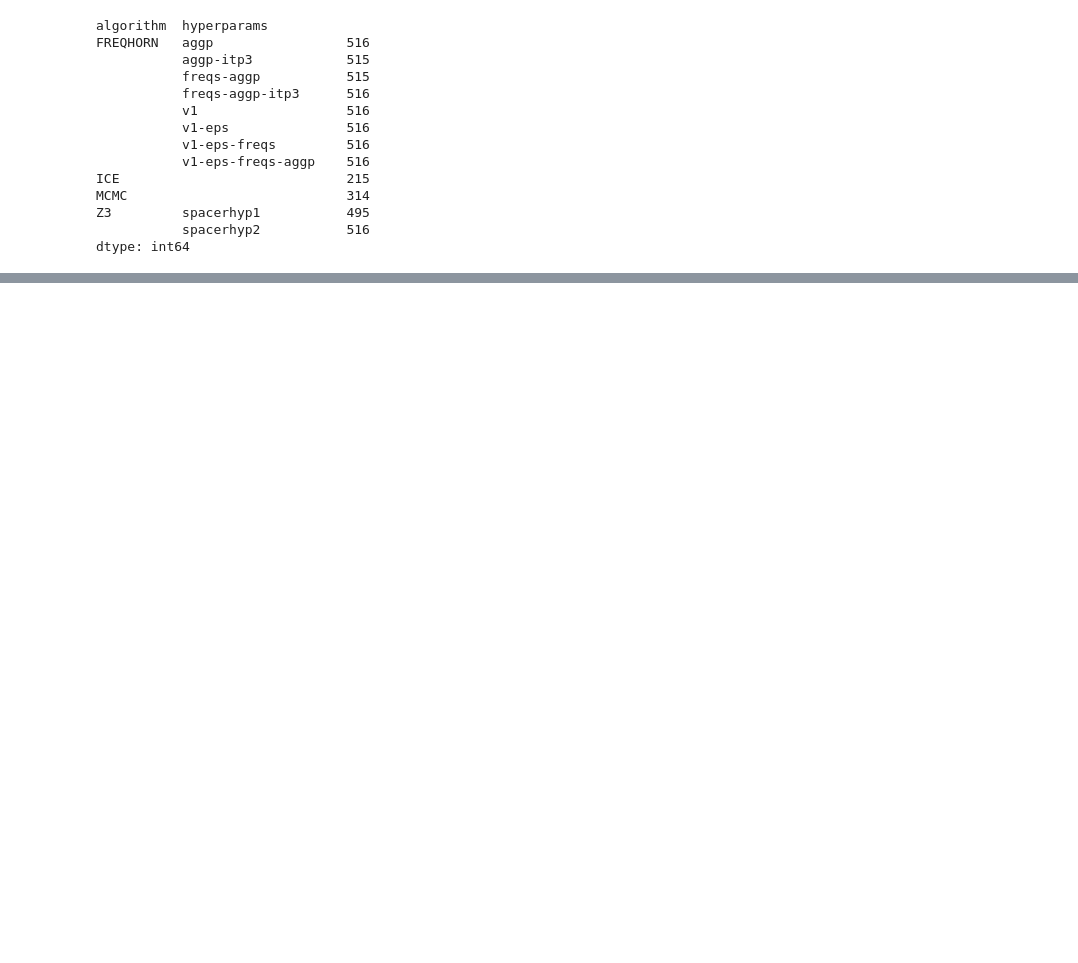
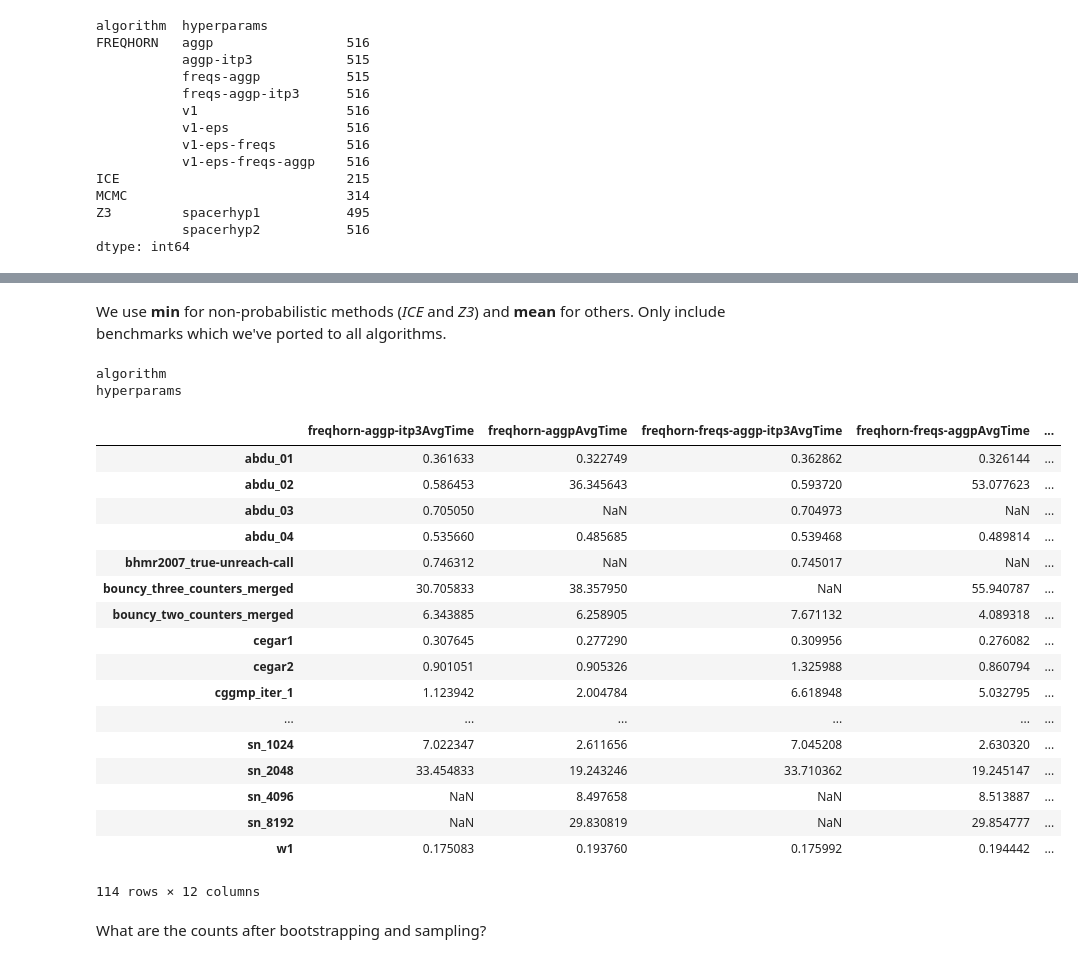
Before and after one commit to freqhorn/hornspec, a Jupyter notebook: tools/deep_bench/scripts/Summarize.ipynb, the cells around one changed output, grey strips where cells are left out. Cells and saved outputs as stored; diff of their text form; code cells hidden in the pictures; blank space fills up the shorter version.

```diff
--- a/tools/deep_bench/scripts/Summarize.ipynb
+++ b/tools/deep_bench/scripts/Summarize.ipynb
@@ -161,0 +231,9 @@ dtype: int64
+# %%
+holes = df.pivot_table(index='benchmarkName',
+                       columns=['algorithm'],
+                       values='bestTime',
+                       dropna=False,
+                       aggfunc=lambda x: x.size)
+totally_ported = holes.isnull().any(axis=1) == False
+print("Not totally ported:")
+totally_ported[totally_ported == False]
@@ -161,0 +259,47 @@ dtype: int64
+# %% [markdown]
+We use **min** for non-probabilistic methods (*ICE* and *Z3*) and **mean** for others. Only include benchmarks which we've ported to all algorithms.
+# %%
+for x in df[['algorithm', 'hyperparams']]:
+    print(x)
+# %% [output]
+algorithm
+hyperparams
+# %%
+time_summary_parts = {}
+for algo in df['algorithm'].unique():
+    u_hypers = ['']
+    if algo.upper() not in ('ICE', 'MCMC'):
+        u_hypers = df[df['algorithm'] == algo]['hyperparams'].unique()
+    for hyper in u_hypers:
+        per_bench = df[df['algorithm'] == algo][df['hyperparams'] == hyper].groupby('benchmarkName')['bestTime']
+        if algo.upper() in ('ICE', 'Z3'):
+            col_name = algo.lower() + "-" + hyper + "MinTime"
+            per_bench = per_bench.min()
+        else:
+            col_name = algo.lower() + "-" + hyper + "AvgTime"
+            per_bench = per_bench.mean()
+        time_summary_parts[col_name] = per_bench
+final_time_summary = pandas.concat(time_summary_parts, axis=1)[totally_ported]
+final_time_summary.to_csv("final_time_summary.csv")
+final_time_summary
+# %% [output]
+|  | freqhorn-aggp-itp3AvgTime | freqhorn-aggpAvgTime | freqhorn-freqs-aggp-itp3AvgTime | freqhorn-freqs-aggpAvgTime | ... |
+| abdu_01 | 0.361633 | 0.322749 | 0.362862 | 0.326144 | ... |
+| abdu_02 | 0.586453 | 36.345643 | 0.593720 | 53.077623 | ... |
+| abdu_03 | 0.705050 | NaN | 0.704973 | NaN | ... |
+| abdu_04 | 0.535660 | 0.485685 | 0.539468 | 0.489814 | ... |
+| bhmr2007_true-unreach-call | 0.746312 | NaN | 0.745017 | NaN | ... |
+| bouncy_three_counters_merged | 30.705833 | 38.357950 | NaN | 55.940787 | ... |
+| bouncy_two_counters_merged | 6.343885 | 6.258905 | 7.671132 | 4.089318 | ... |
+| cegar1 | 0.307645 | 0.277290 | 0.309956 | 0.276082 | ... |
+| cegar2 | 0.901051 | 0.905326 | 1.325988 | 0.860794 | ... |
+| cggmp_iter_1 | 1.123942 | 2.004784 | 6.618948 | 5.032795 | ... |
+| ... | ... | ... | ... | ... | ... |
+| sn_1024 | 7.022347 | 2.611656 | 7.045208 | 2.630320 | ... |
+| sn_2048 | 33.454833 | 19.243246 | 33.710362 | 19.245147 | ... |
+| sn_4096 | NaN | 8.497658 | NaN | 8.513887 | ... |
+| sn_8192 | NaN | 29.830819 | NaN | 29.854777 | ... |
+| w1 | 0.175083 | 0.193760 | 0.175992 | 0.194442 | ... |
+114 rows × 12 columns
+# %% [markdown]
+What are the counts after bootstrapping and sampling?
```
Also changed, not shown: parts of 15 cells of this notebook.
